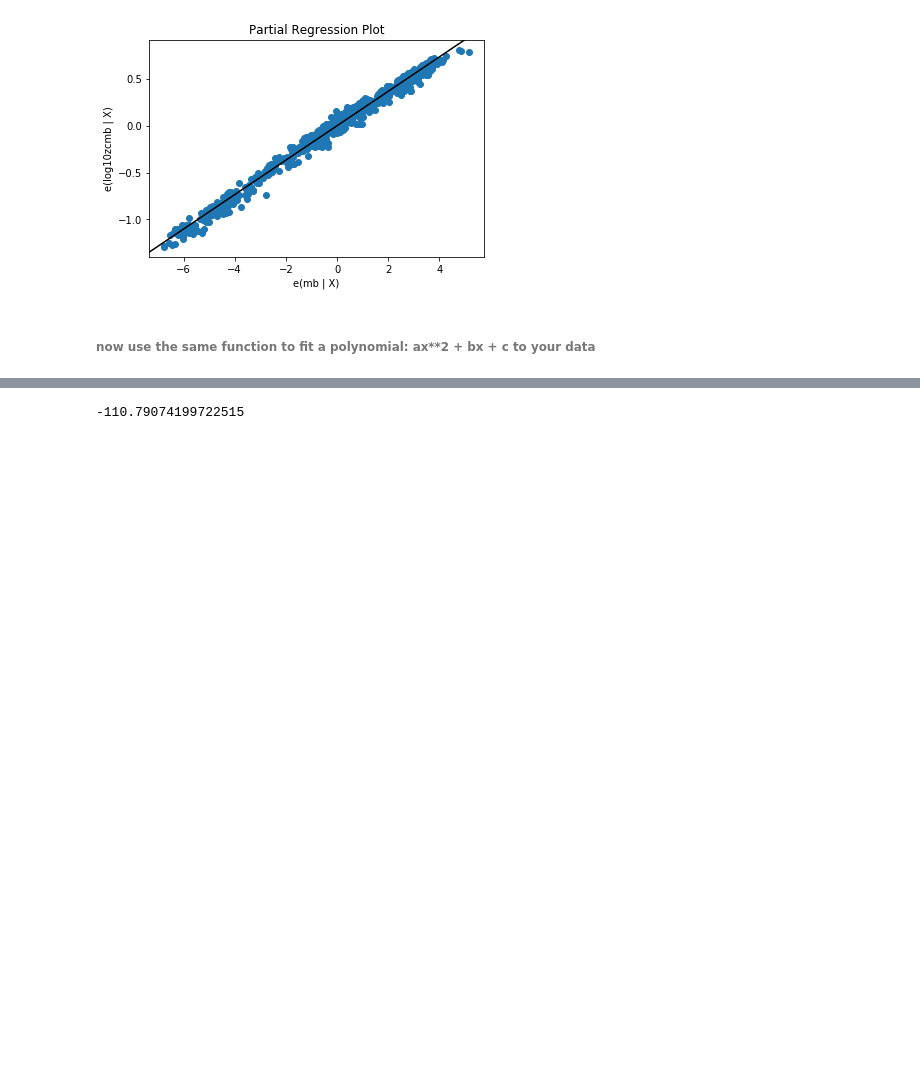
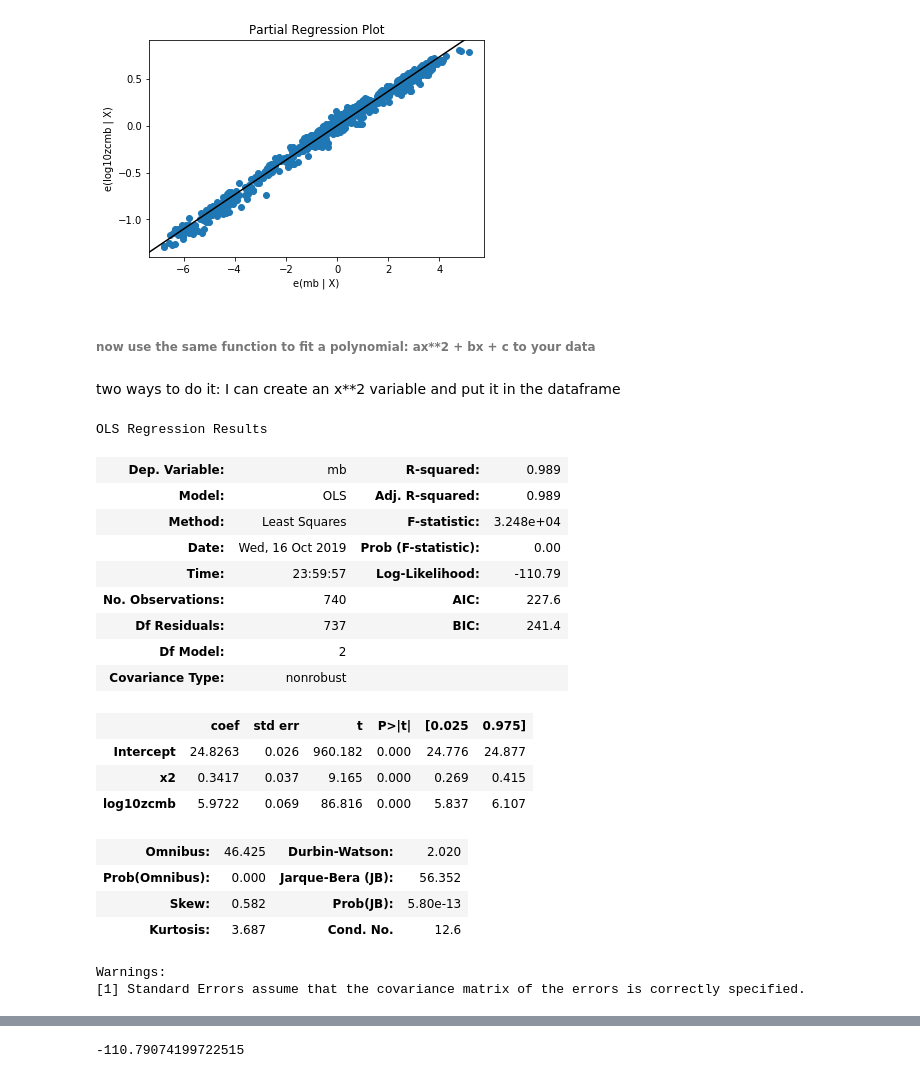
Before and after one commit to fedhere/DSPS, a Jupyter notebook: lab7/LabLRtest.ipynb, the cells around one changed output, grey strips where cells are left out. Cells and saved outputs as stored; diff of their text form; code cells hidden in the pictures; blank space fills up the shorter version.

```diff
--- a/lab7/LabLRtest.ipynb
+++ b/lab7/LabLRtest.ipynb
@@ -79,3 +79,5 @@ sm.graphics.plot_partregress("log10zcmb", "mb", exog_others=[],
 [figure]
 # %% [markdown]
 ###### now use the same function to fit a polynomial: ax**2 + bx + c to your data
+# %% [markdown]
+two ways to do it: I can create an x**2 variable and put it in the dataframe
@@ -81,0 +86,24 @@ sm.graphics.plot_partregress("log10zcmb", "mb", exog_others=[],
+# %%
+sm2 = smf.ols('mb ~ x2 + log10zcmb', data = jla).fit()
+sm2.summary()
+# %% [output]
+OLS Regression Results
+| Dep. Variable: | mb | R-squared: | 0.989 |
+| Model: | OLS | Adj. R-squared: | 0.989 |
+| Method: | Least Squares | F-statistic: | 3.248e+04 |
+| Date: | Wed, 16 Oct 2019 | Prob (F-statistic): | 0.00 |
+| Time: | 23:59:57 | Log-Likelihood: | -110.79 |
+| No. Observations: | 740 | AIC: | 227.6 |
+| Df Residuals: | 737 | BIC: | 241.4 |
+| Df Model: | 2 |  |  |
+| Covariance Type: | nonrobust |  |  |
+|  | coef | std err | t | P>|t| | [0.025 | 0.975] |
+| Intercept | 24.8263 | 0.026 | 960.182 | 0.000 | 24.776 | 24.877 |
+| x2 | 0.3417 | 0.037 | 9.165 | 0.000 | 0.269 | 0.415 |
+| log10zcmb | 5.9722 | 0.069 | 86.816 | 0.000 | 5.837 | 6.107 |
+| Omnibus: | 46.425 | Durbin-Watson: | 2.020 |
+| Prob(Omnibus): | 0.000 | Jarque-Bera (JB): | 56.352 |
+| Skew: | 0.582 | Prob(JB): | 5.80e-13 |
+| Kurtosis: | 3.687 | Cond. No. | 12.6 |
+Warnings:
+[1] Standard Errors assume that the covariance matrix of the errors is correctly specified.
```
Also changed, not shown: parts of 14 cells of this notebook.
